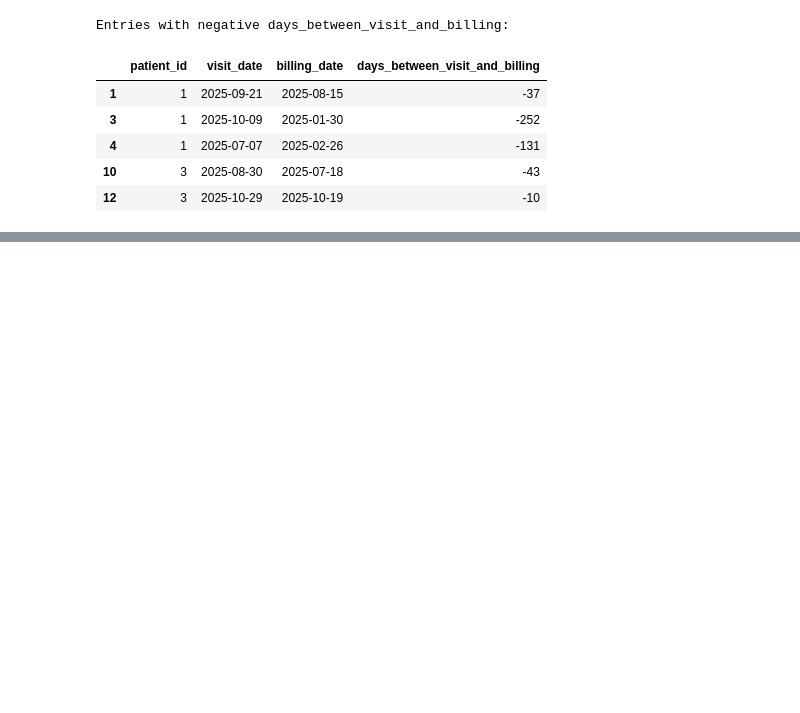
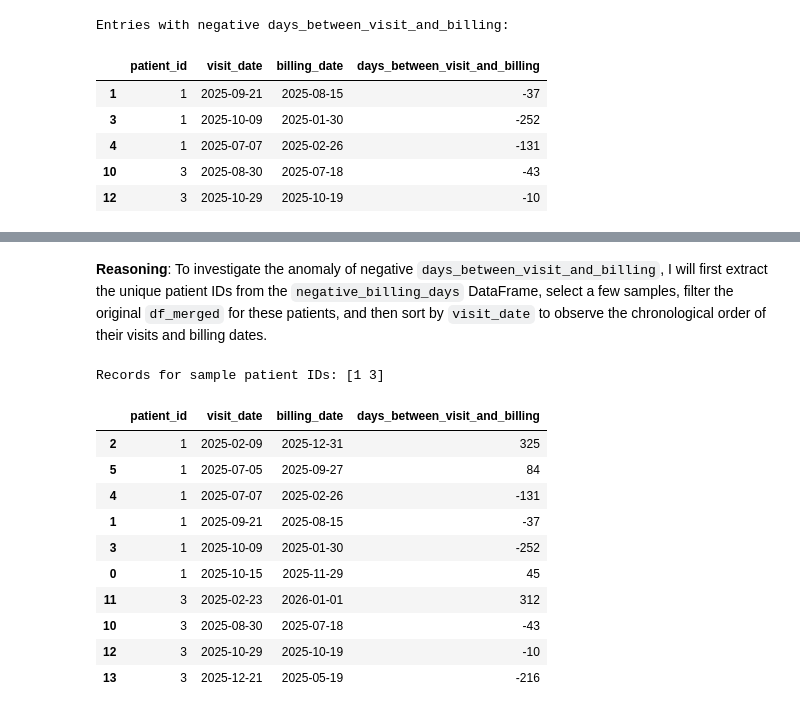
Before and after one commit to rahilkhan-acadmic/APAIML-GradedMiniProject, a Jupyter notebook: capstone/03_claim_model.ipynb, the cells around one changed output, grey strips where cells are left out. Saved outputs shown, nothing was run; the diff lists cells and outputs as text; code cells hidden in the pictures; blank space fills up the shorter version.

```diff
--- a/capstone/03_claim_model.ipynb
+++ b/capstone/03_claim_model.ipynb
@@ -334,0 +410,5 @@ Entries with negative days_between_visit_and_billing:
+# %%
+df_merged['days_between_visit_and_billing'] = df_merged['days_between_visit_and_billing'].apply(lambda x: max(0, x))
+
+print("df_merged with corrected 'days_between_visit_and_billing' (negative values set to 0):")
+display(df_merged[['patient_id', 'visit_date', 'billing_date', 'days_between_visit_and_billing']].head())
@@ -334,0 +428,41 @@ Entries with negative days_between_visit_and_billing:
+# %% [markdown]
+**Reasoning**:
+To investigate the anomaly of negative `days_between_visit_and_billing`, I will first extract the unique patient IDs from the `negative_billing_days` DataFrame, select a few samples, filter the original `df_merged` for these patients, and then sort by `visit_date` to observe the chronological order of their visits and billing dates.
+# %%
+import numpy as np
+
+# Ensure Date Columns to datetime objects in df_merged
+df_merged['registration_date'] = pd.to_datetime(df_merged['registration_date'])
+df_merged['visit_date'] = pd.to_datetime(df_merged['visit_date'])
+df_merged['billing_date'] = pd.to_datetime(df_merged['billing_date'])
+
+# Recalculate 'days_between_visit_and_billing' as it seems to be missing in the previous context but is needed here.
+df_merged['days_between_visit_and_billing'] = (df_merged['billing_date'] - df_merged['visit_date']).dt.days
+
+# Get unique patient_ids from negative_billing_days
+unique_negative_patient_ids = df_merged[df_merged['days_between_visit_and_billing'] < 0]['patient_id'].unique()
+
+# Select the first 2 unique patient_ids
+sample_patient_ids = unique_negative_patient_ids[:2]
+
+# Filter df_merged for these patient_ids
+filtered_df_for_analysis = df_merged[df_merged['patient_id'].isin(sample_patient_ids)].copy()
+
+# Sort by patient_id and then by visit_date
+filtered_df_for_analysis = filtered_df_for_analysis.sort_values(by=['patient_id', 'visit_date'])
+
+print(f"Records for sample patient IDs: {sample_patient_ids}")
+display(filtered_df_for_analysis[['patient_id', 'visit_date', 'billing_date', 'days_between_visit_and_billing']])
+# %% [output]
+Records for sample patient IDs: [1 3]
+|  | patient_id | visit_date | billing_date | days_between_visit_and_billing |
+| 2 | 1 | 2025-02-09 | 2025-12-31 | 325 |
+| 5 | 1 | 2025-07-05 | 2025-09-27 | 84 |
+| 4 | 1 | 2025-07-07 | 2025-02-26 | -131 |
+| 1 | 1 | 2025-09-21 | 2025-08-15 | -37 |
+| 3 | 1 | 2025-10-09 | 2025-01-30 | -252 |
+| 0 | 1 | 2025-10-15 | 2025-11-29 | 45 |
+| 11 | 3 | 2025-02-23 | 2026-01-01 | 312 |
+| 10 | 3 | 2025-08-30 | 2025-07-18 | -43 |
+| 12 | 3 | 2025-10-29 | 2025-10-19 | -10 |
+| 13 | 3 | 2025-12-21 | 2025-05-19 | -216 |
```
Also changed, not shown: parts of 29 cells of this notebook.
